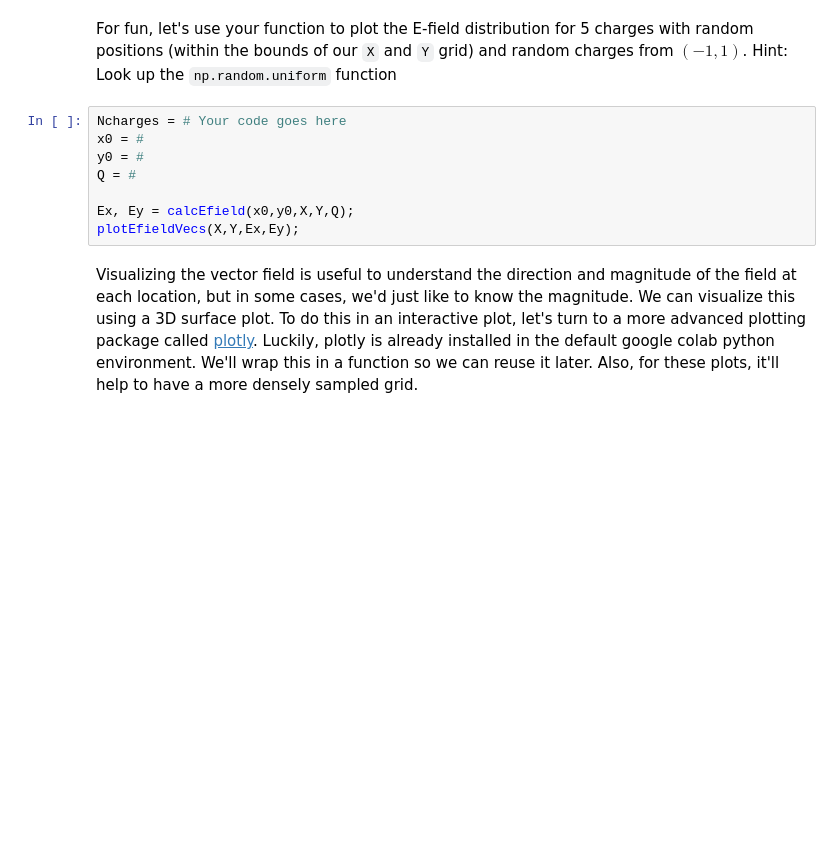
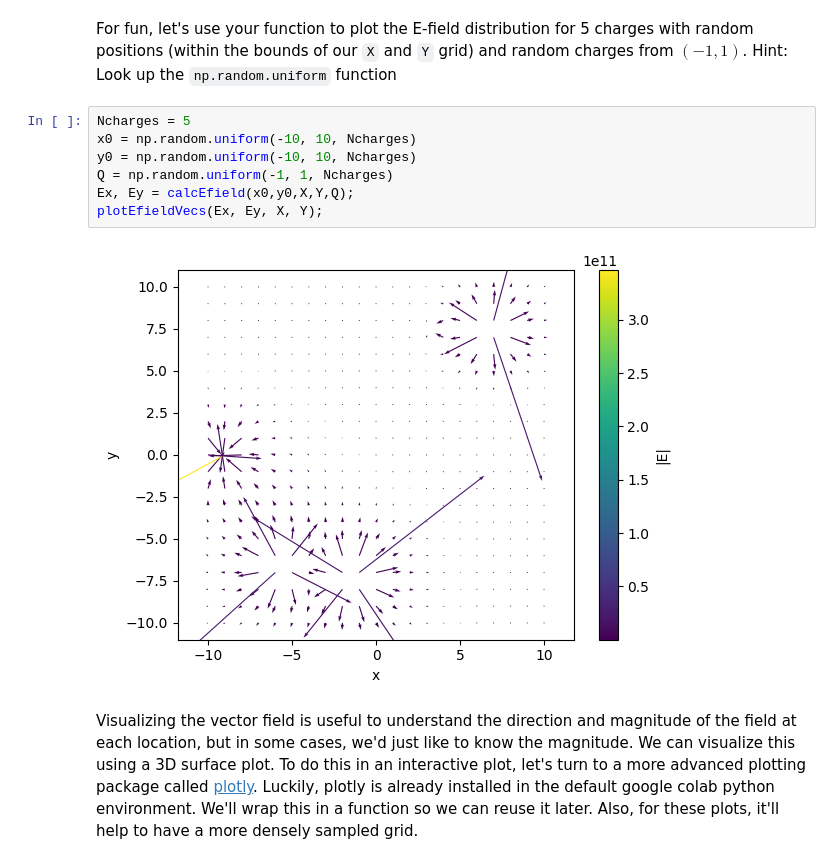
Before and after one commit to vincentyliu2001/BIO74.03-Exercises, a Jupyter notebook: CompModNervSys_exercise2.ipynb, the cells around one changed output. Saved outputs shown, nothing was run; the diff lists cells and outputs as text; blank space fills up the shorter version.

```diff
--- a/CompModNervSys_exercise2.ipynb
+++ b/CompModNervSys_exercise2.ipynb
@@ -157,13 +196,14 @@ plotEfieldVecs(X,Y,Ex,Ey);
 # %% [markdown]
 For fun, let's use your function to plot the E-field distribution for 5 charges with random positions (within the bounds of our `X` and `Y` grid) and random charges from $(-1,1)$. Hint: Look up the `np.random.uniform` function
 # %%
-Ncharges = # Your code goes here
-x0 = #
-y0 = #
-Q = #
-
+Ncharges = 5
+x0 = np.random.uniform(-10, 10, Ncharges)
+y0 = np.random.uniform(-10, 10, Ncharges)
+Q = np.random.uniform(-1, 1, Ncharges)
 Ex, Ey = calcEfield(x0,y0,X,Y,Q);
-plotEfieldVecs(X,Y,Ex,Ey);
+plotEfieldVecs(Ex, Ey, X, Y);
+# %% [output]
+[figure, added]
 # %% [markdown]
 Visualizing the vector field is useful to understand the direction and magnitude of the field at each location, but in some cases, we'd just like to know the magnitude. We can visualize this using a 3D surface plot. To do this in an interactive plot, let's turn to a more advanced plotting package called [plotly](https://plotly.com/python/). Luckily, plotly is already installed in the default google colab python environment. We'll wrap this in a function so we can reuse it later. Also, for these plots, it'll help to have a more densely sampled grid.
 # %%
```
Also changed, not shown: parts of 15 cells of this notebook.
